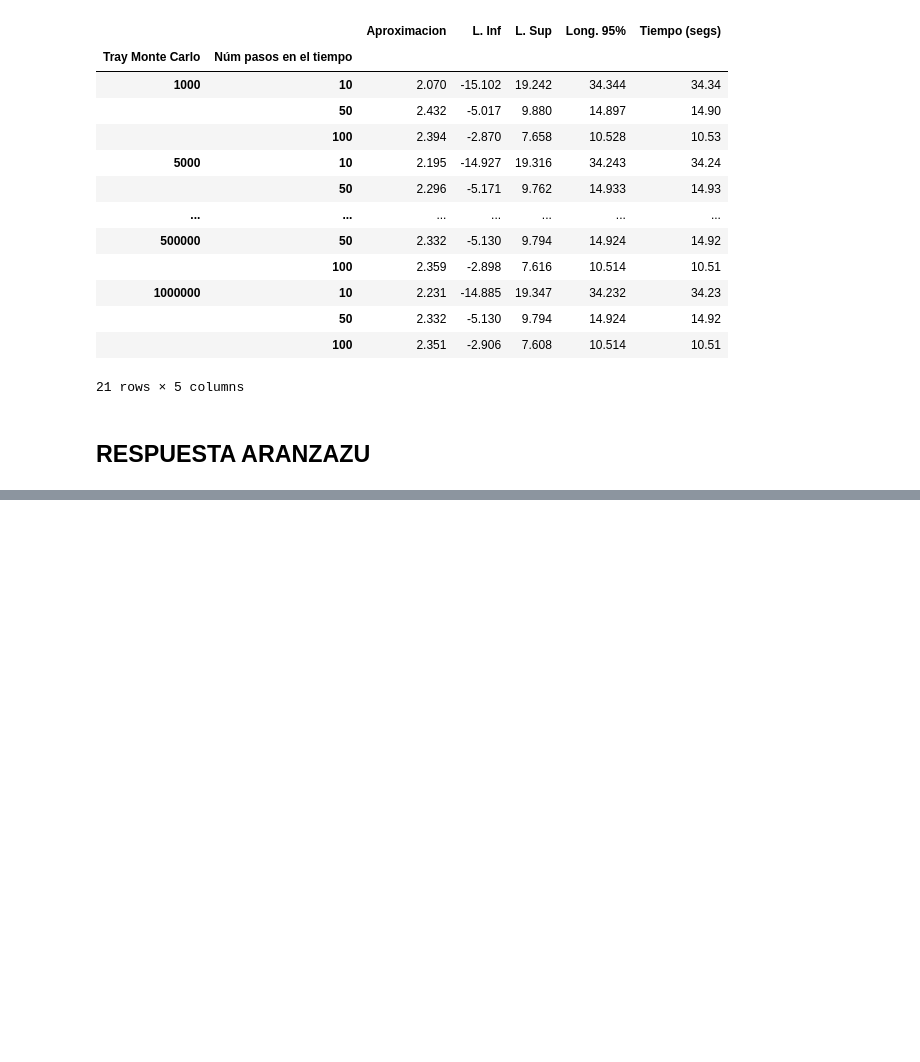
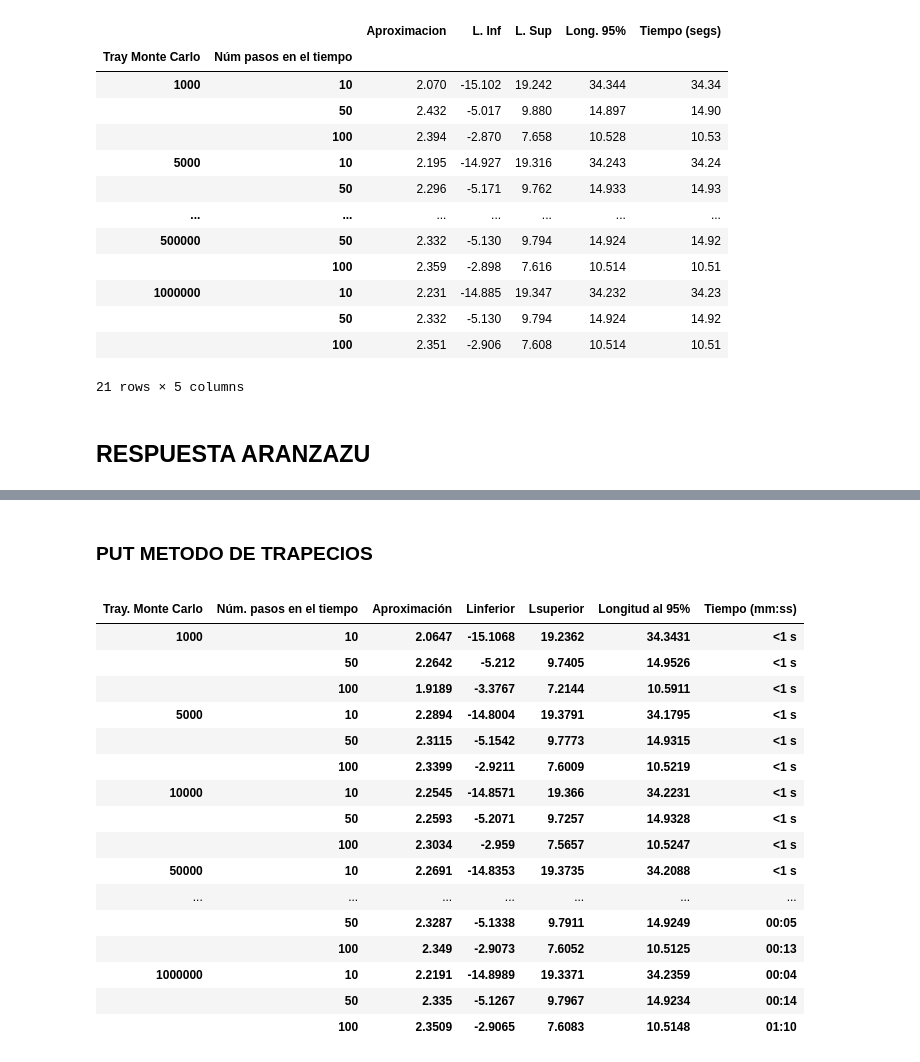
Before and after one commit to Aranzazu-R/Tarea9y10_HectorChavez_AranzazuRendon, a Jupyter notebook: Tarea10_simulación.ipynb, the cells around one changed output, grey strips where cells are left out. Cells and saved outputs as stored; diff of their text form; code cells hidden in the pictures; blank space fills up the shorter version.

```diff
--- a/Tarea10_simulación.ipynb
+++ b/Tarea10_simulación.ipynb
@@ -355,0 +530,33 @@ tabla_trap_put
+# %% [markdown]
+### PUT METODO DE TRAPECIOS
+# %%
+# Indice trayectorias
+indice_t = [i for i in NbTraj for _ in (0,1,2)]
+# resultados de cada serie de pasos
+resultados = np.array(list(map(lambda i: opt_put[:,:,i].flatten(), range(5))))
+# Indice pasos
+indice_p = [indice_t, NbStep*(len(NbTraj)), resultados[0], resultados[1], resultados[2], resultados[3], resultados[4]]
+# MultiIndex
+Multi_Index = pd.MultiIndex.from_arrays(indice_p, names = ('Tray. Monte Carlo', 'Núm. pasos en el tiempo', 'Aproximación',
+                                 'Linferior', 'Lsuperior', 'Longitud al 95%', 'Tiempo (mm:ss)'))
+tabla_put_t = pd.DataFrame(index = Multi_Index)
+tabla_put_t
+# %% [output]
+|  |  |  |  |  |  |  |
+| Tray. Monte Carlo | Núm. pasos en el tiempo | Aproximación | Linferior | Lsuperior | Longitud al 95% | Tiempo (mm:ss) |
+| 1000 | 10 | 2.0647 | -15.1068 | 19.2362 | 34.3431 | <1 s |
+|  | 50 | 2.2642 | -5.212 | 9.7405 | 14.9526 | <1 s |
+|  | 100 | 1.9189 | -3.3767 | 7.2144 | 10.5911 | <1 s |
+| 5000 | 10 | 2.2894 | -14.8004 | 19.3791 | 34.1795 | <1 s |
+|  | 50 | 2.3115 | -5.1542 | 9.7773 | 14.9315 | <1 s |
+|  | 100 | 2.3399 | -2.9211 | 7.6009 | 10.5219 | <1 s |
+| 10000 | 10 | 2.2545 | -14.8571 | 19.366 | 34.2231 | <1 s |
+|  | 50 | 2.2593 | -5.2071 | 9.7257 | 14.9328 | <1 s |
+|  | 100 | 2.3034 | -2.959 | 7.5657 | 10.5247 | <1 s |
+| 50000 | 10 | 2.2691 | -14.8353 | 19.3735 | 34.2088 | <1 s |
+| ... | ... | ... | ... | ... | ... | ... |
+|  | 50 | 2.3287 | -5.1338 | 9.7911 | 14.9249 | 00:05 |
+|  | 100 | 2.349 | -2.9073 | 7.6052 | 10.5125 | 00:13 |
+| 1000000 | 10 | 2.2191 | -14.8989 | 19.3371 | 34.2359 | 00:04 |
+|  | 50 | 2.335 | -5.1267 | 9.7967 | 14.9234 | 00:14 |
+|  | 100 | 2.3509 | -2.9065 | 7.6083 | 10.5148 | 01:10 |
```
Also changed, not shown: parts of 20 cells of this notebook.
